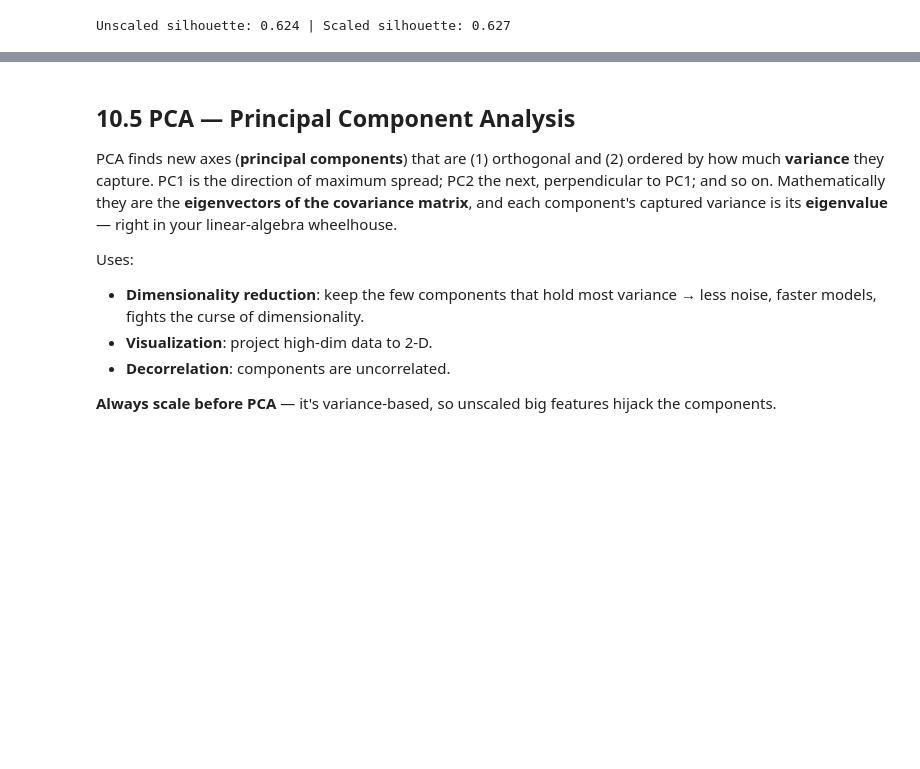
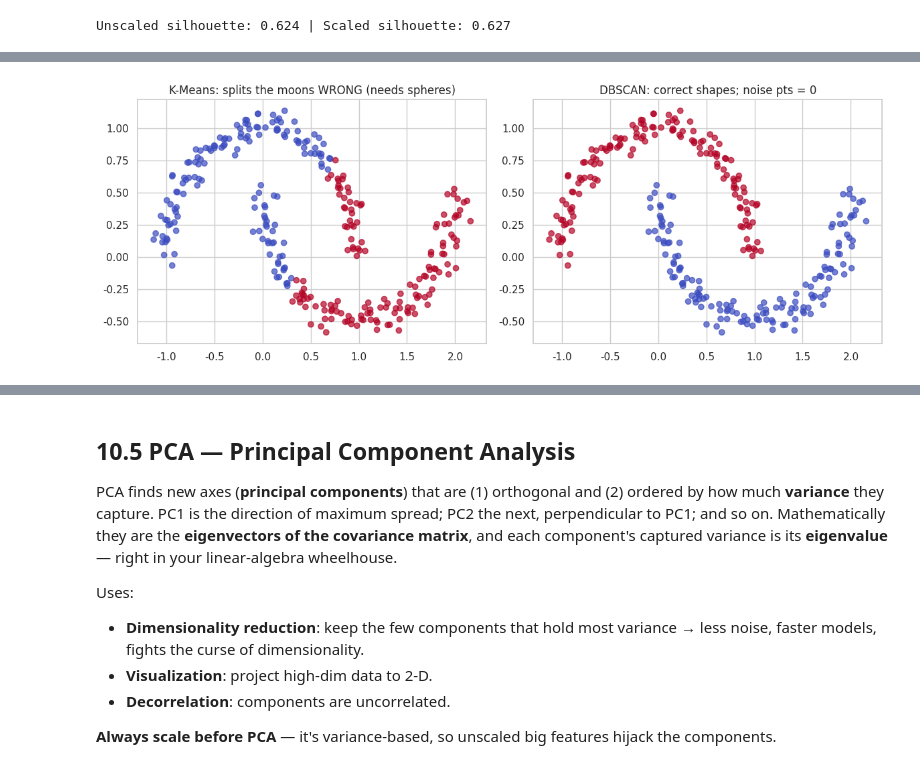
Before and after one commit to Kaks753/DS_bridging, a Jupyter notebook: notebooks/10_clustering_pca.ipynb, the cells around one changed output, grey strips where cells are left out. Saved outputs shown, nothing was run; the diff lists cells and outputs as text; code cells hidden in the pictures; blank space fills up the shorter version.

```diff
--- a/notebooks/10_clustering_pca.ipynb
+++ b/notebooks/10_clustering_pca.ipynb
@@ -157,0 +219,15 @@ Unscaled silhouette: 0.624 | Scaled silhouette: 0.627
+# %%
+from sklearn.datasets import make_moons
+Xm, _ = make_moons(n_samples=300, noise=0.06, random_state=42)
+
+km_m  = KMeans(n_clusters=2, n_init=10, random_state=42).fit_predict(Xm)
+db_m  = DBSCAN(eps=0.20, min_samples=5).fit_predict(Xm)
+
+fig, ax = plt.subplots(1, 2, figsize=(12, 4.5))
+ax[0].scatter(Xm[:,0], Xm[:,1], c=km_m, cmap="coolwarm", alpha=0.7)
+ax[0].set_title("K-Means: splits the moons WRONG (needs spheres)")
+ax[1].scatter(Xm[:,0], Xm[:,1], c=db_m, cmap="coolwarm", alpha=0.7)
+ax[1].set_title(f"DBSCAN: correct shapes; noise pts = {(db_m==-1).sum()}")
+plt.tight_layout(); plt.show()
+# %% [output]
+[figure, added]
```
Also changed, not shown: parts of 14 cells of this notebook, 10 other files.
